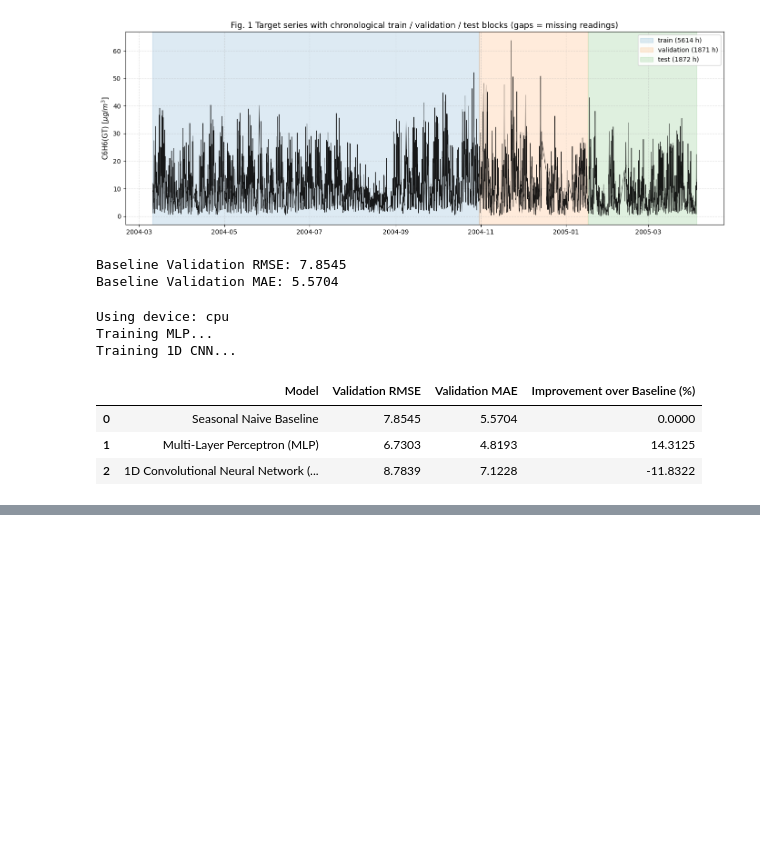
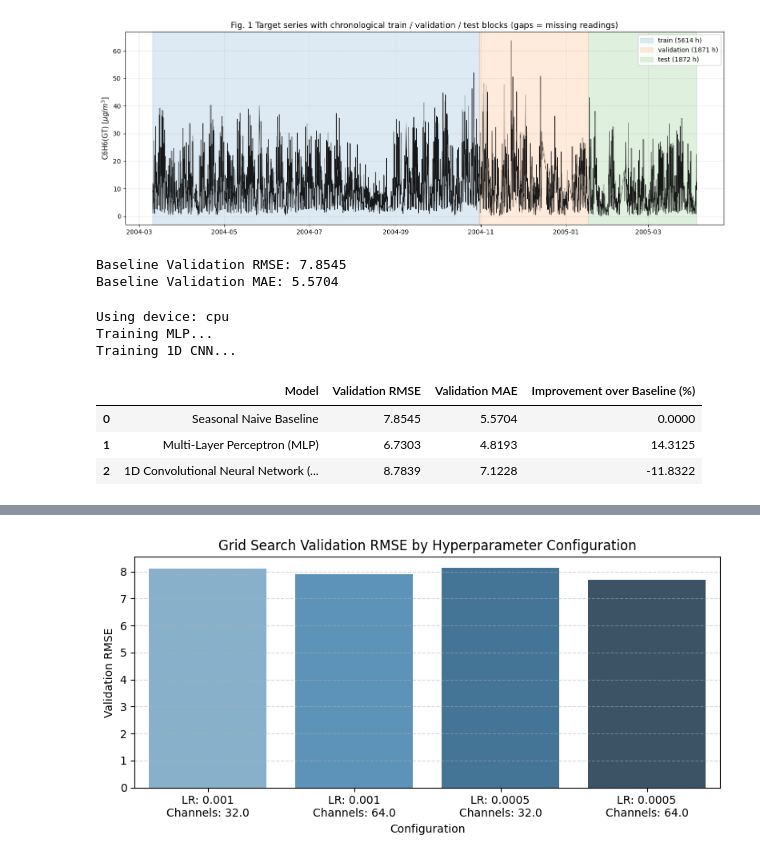
Before and after one commit to HarjapP/4010Project, a Jupyter notebook: aise_project_group8.ipynb, the cells around one changed output, grey strips where cells are left out. Saved outputs shown, nothing was run; the diff lists cells and outputs as text; code cells hidden in the pictures; blank space fills up the shorter version.

```diff
--- a/aise_project_group8.ipynb
+++ b/aise_project_group8.ipynb
@@ -358,3 +358,92 @@ display(comparison_df.round(4))
 | 0 | Seasonal Naive Baseline | 7.8545 | 5.5704 | 0.0000 |
 | 1 | Multi-Layer Perceptron (MLP) | 6.7303 | 4.8193 | 14.3125 |
 | 2 | 1D Convolutional Neural Network (... | 8.7839 | 7.1228 | -11.8322 |
+# %%
+import time
+import pandas as pd
+import matplotlib.pyplot as plt
+import seaborn as sns
+
+# Define hyperparameter grid to search
+learning_rates = [0.001, 0.0005]
+channel_sizes = [32, 64]
+results_list = []
+best_val_rmse = float('inf')
+best_config = None
+
+print("Starting Grid Search on Validation Set...")
+
+for lr in learning_rates:
+    for channels in channel_sizes:
+        start_time = time.time()
+
+        # Define CNN with current grid config
+        class TunedCNN(nn.Module):
+            def __init__(self, num_features, horizon, out_channels):
+                super().__init__()
+                self.conv1 = nn.Conv1d(in_channels=num_features, out_channels=out_channels, kernel_size=3, padding=1)
+                self.relu = nn.ReLU()
+                self.pool = nn.AdaptiveMaxPool1d(1)
+                self.fc = nn.Sequential(
+                    nn.Linear(out_channels, 64),
+                    nn.ReLU(),
+                    nn.Linear(64, horizon)
+                )
+            def forward(self, x):
+                x = x.permute(0, 2, 1)
+                x = self.relu(self.conv1(x))
+                x = self.pool(x).squeeze(-1)
+                return self.fc(x)
+
+        model = TunedCNN(train_scaled.shape[1], HORIZON, out_channels=channels).to(device)
+        criterion = nn.MSELoss()
+        optimizer = torch.optim.Adam(model.parameters(), lr=lr)
+
+        # Quick train for 10 epochs
+        model.train()
+        for epoch in range(10):
+            for bx, by in train_loader:
+                bx, by = bx.to(device), by.to(device)
+                optimizer.zero_grad()
+                loss = criterion(model(bx), by)
+                loss.backward()
+                optimizer.step()
+
+        # Evaluate on Validation Set
+        model.eval()
+        with torch.no_grad():
+            val_preds_scaled = model(torch.tensor(X_val, dtype=torch.float32).to(device)).cpu().numpy()
+
+        val_preds_unscaled = inverse_scale_target(val_preds_scaled)
+        val_rmse = np.sqrt(mean_squared_error(y_val_unscaled, val_preds_unscaled))
+        train_time = time.time() - start_time
+
+        # Save results for table and plotting
+        results_list.append({
+            'LR': lr,
+            'Channels': channels,
+            'Val RMSE': val_rmse,
+            'Train Time (s)': train_time
+        })
+
+        if val_rmse < best_val_rmse:
+            best_val_rmse = val_rmse
+            best_config = {'lr': lr, 'channels': channels}
+
+# 1. Create the DataFrame now that results are collected
+grid_results_df = pd.DataFrame(results_list)
+display(grid_results_df.round(4))
+
+print(f"\nBest Configuration Found: {best_config} with Validation RMSE: {best_val_rmse:.4f}")
+
+# 2. Plot the results visualization
+plt.figure(figsize=(8, 4))
+config_labels = [f"LR: {row['LR']}\nChannels: {row['Channels']}" for index, row in grid_results_df.iterrows()]
+sns.barplot(x=config_labels, y=grid_results_df['Val RMSE'], palette='Blues_d')
+plt.title('Grid Search Validation RMSE by Hyperparameter Configuration')
+plt.ylabel('Validation RMSE')
+plt.xlabel('Configuration')
+plt.grid(axis='y', linestyle='--', alpha=0.5)
+plt.tight_layout()
+plt.show()
+# %% [output]
@@ -360,0 +460 @@ display(comparison_df.round(4))
+[figure, added]
```
Also changed, not shown: parts of 2 cells of this notebook.
